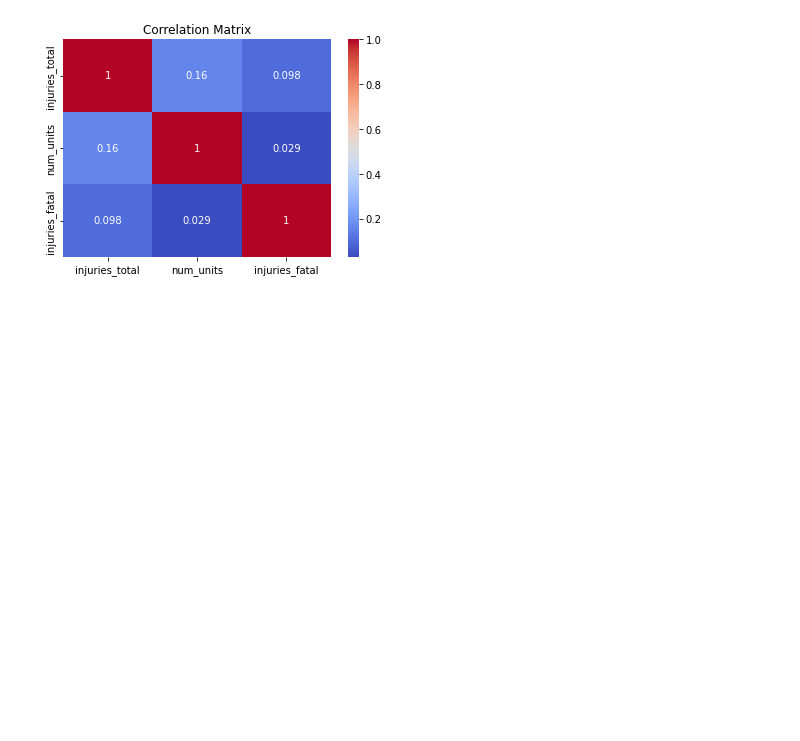
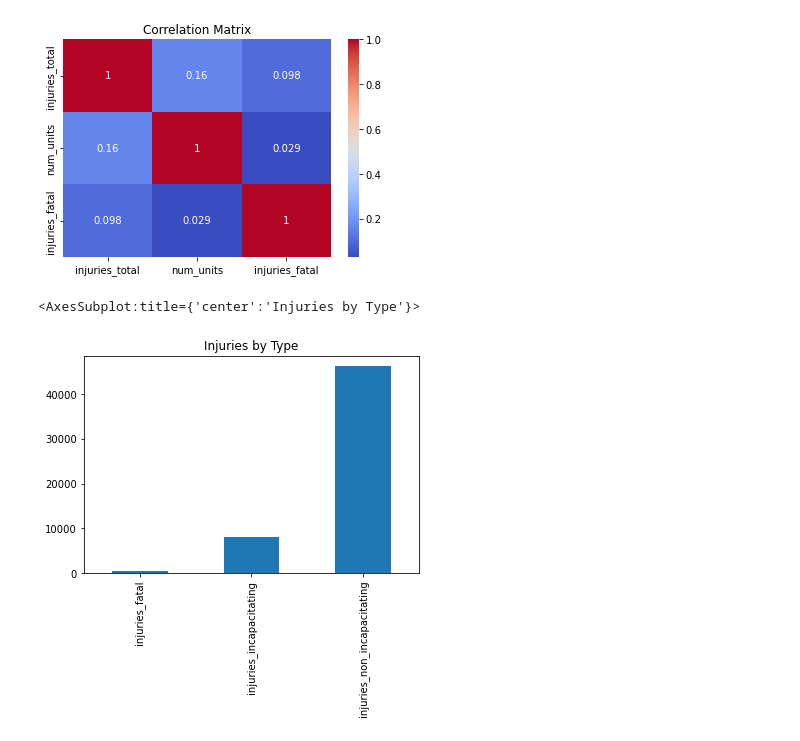
Before and after one commit to bousra1335/traffic-accidents-analysis, a Jupyter notebook: Traffic_accidents.ipynb, the cells around one changed output. Drawn from its saved outputs; the diff is of its cells as text; code cells hidden in the pictures; blank space fills up the shorter version.

Commit message:
After visualizing types of injuries, we can see most of the injures are non incapacitating

```diff
--- a/Traffic_accidents.ipynb
+++ b/Traffic_accidents.ipynb
@@ -218,3 +218,9 @@ plt.title('Correlation Matrix')
 plt.show()
 # %% [output]
 [figure]
+# %%
+injury_columns = ['injuries_fatal', 'injuries_incapacitating', 'injuries_non_incapacitating']
+df[injury_columns].sum().plot(kind='bar', title='Injuries by Type')
+# %% [output]
+<AxesSubplot:title={'center':'Injuries by Type'}>
+[figure, added]
```
